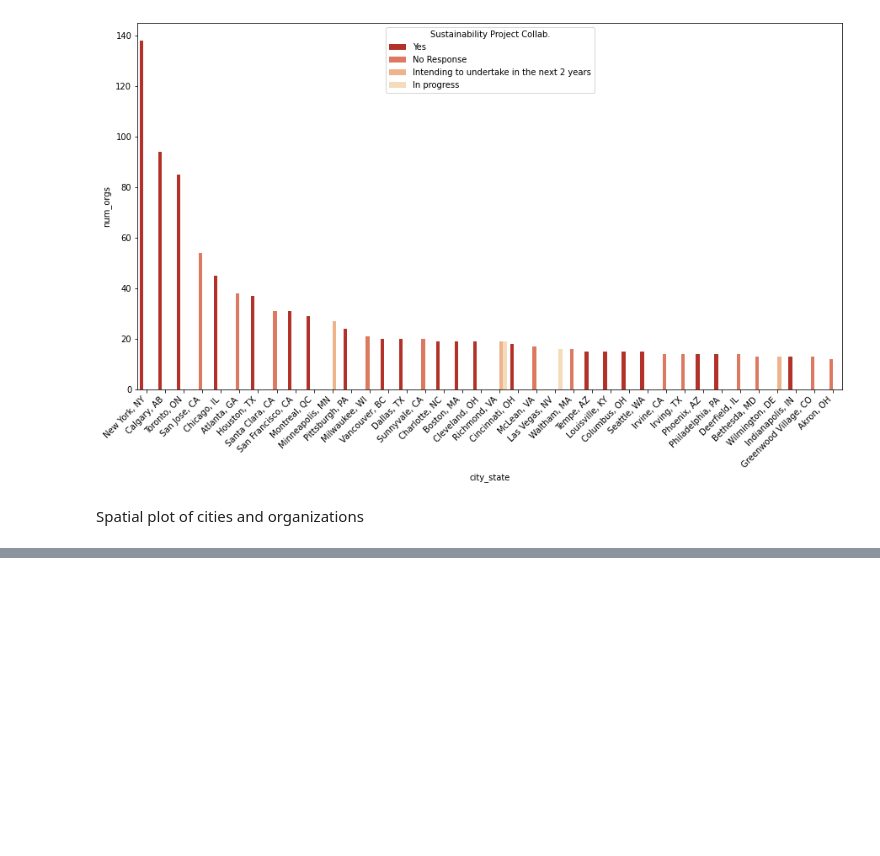
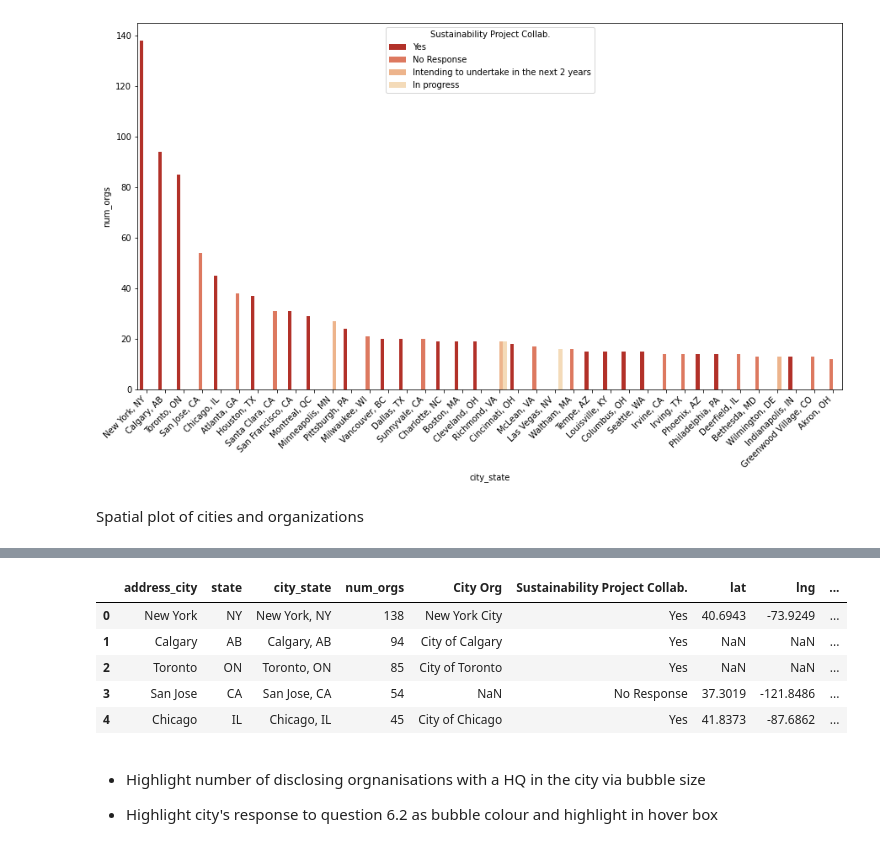
Before and after one commit to martin-fabbri/kaggle-competitions, a Jupyter notebook: cdp-unlocking-climate-solutions/1_kaggle_cdp_eda.ipynb, the cells around one changed output, grey strips where cells are left out. Drawn from its saved outputs; the diff is of its cells as text; code cells hidden in the pictures; blank space fills up the shorter version.

```diff
--- a/cdp-unlocking-climate-solutions/1_kaggle_cdp_eda.ipynb
+++ b/cdp-unlocking-climate-solutions/1_kaggle_cdp_eda.ipynb
@@ -395,0 +396,29 @@ cities_meta_df.head()
+# %%
+# join coordinates to cities count
+cities_count = pd.merge(left=cities_count, right=cities_meta_df,
+                        how='left', on=['address_city', 'state'])
+
+# convert text response to question 6.2 to an integer encoding
+resp_int_df = cities_count[['Sustainability Project Collab.']]
+resp_int_df = resp_int_df.rename(
+    columns={'Sustainability Project Collab.' : 'resp_int'}
+)
+
+labels = resp_int_df['resp_int'].unique().tolist()
+mapping = dict(zip(labels, range(len(labels))))
+resp_int_df.replace({'resp_int': mapping},inplace=True)
+# %%
+resp_list = resp_int_df['resp_int'].tolist()
+cities_count['resp_int'] = resp_list
+cities_count.head()
+# %% [output]
+|  | address_city | state | city_state | num_orgs | City Org | Sustainability Project Collab. | lat | lng | ... |
+| 0 | New York | NY | New York, NY | 138 | New York City | Yes | 40.6943 | -73.9249 | ... |
+| 1 | Calgary | AB | Calgary, AB | 94 | City of Calgary | Yes | NaN | NaN | ... |
+| 2 | Toronto | ON | Toronto, ON | 85 | City of Toronto | Yes | NaN | NaN | ... |
+| 3 | San Jose | CA | San Jose, CA | 54 | NaN | No Response | 37.3019 | -121.8486 | ... |
+| 4 | Chicago | IL | Chicago, IL | 45 | City of Chicago | Yes | 41.8373 | -87.6862 | ... |
+# %% [markdown]
+- Highlight number of disclosing orgnanisations with a HQ in the city via bubble size
+
+- Highlight city's response to question 6.2 as bubble colour and highlight in hover box
```
Also changed, not shown: parts of 4 cells of this notebook.
